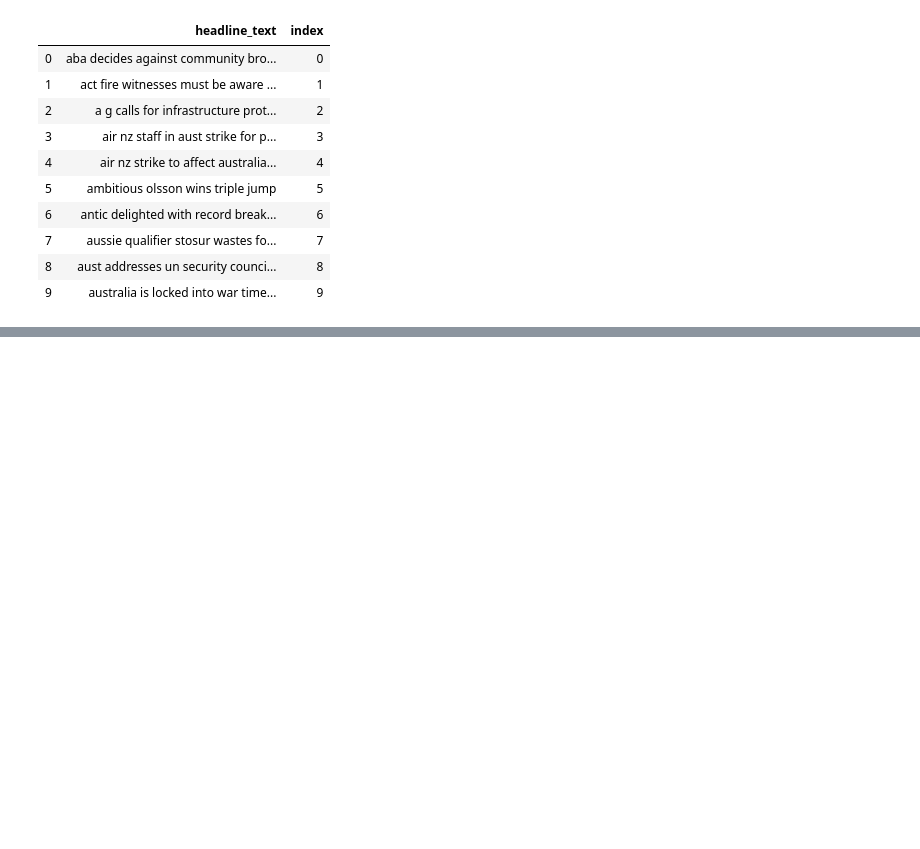
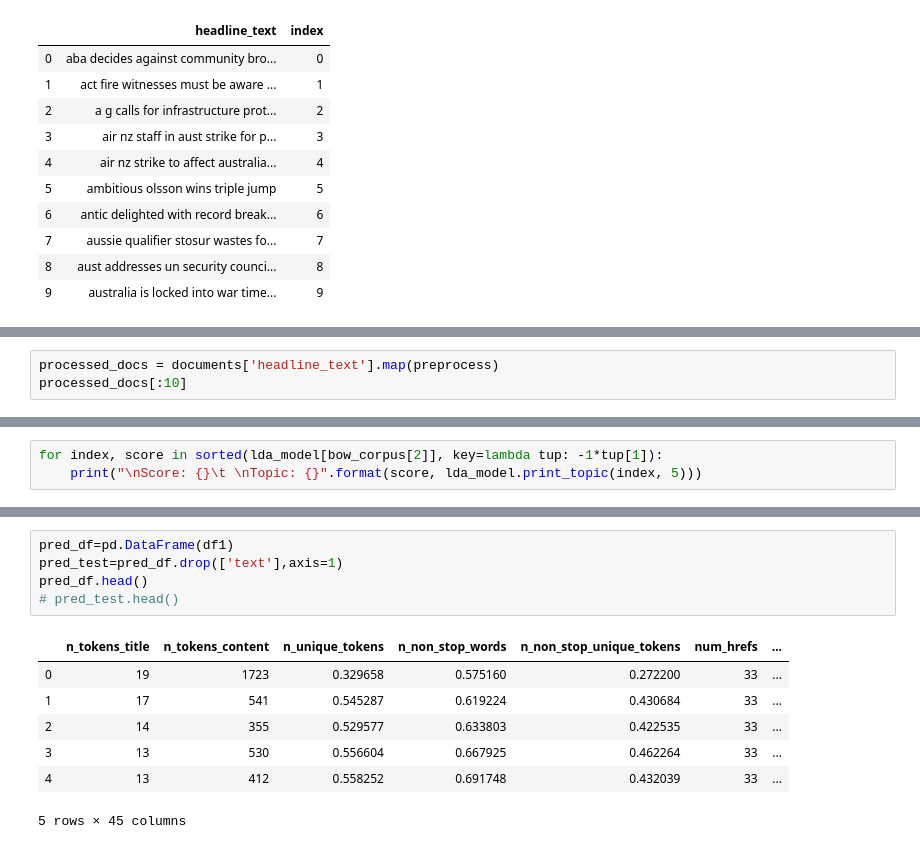
Before and after one commit to dark-matter-52/Online-News-Popularity, a Jupyter notebook: Online-news-popularity-ongoing.ipynb, the cells around one changed output, grey strips where cells are left out. Cells and saved outputs as stored; diff of their text form; blank space fills up the shorter version.

```diff
--- a/Online-news-popularity-ongoing.ipynb
+++ b/Online-news-popularity-ongoing.ipynb
@@ -132,0 +174,3 @@ Number of headlines in the dataset: 1186018
+# %%
+processed_docs = documents['headline_text'].map(preprocess)
+processed_docs[:10]
@@ -132,0 +254,3 @@ Number of headlines in the dataset: 1186018
+# %%
+for index, score in sorted(lda_model[bow_corpus[2]], key=lambda tup: -1*tup[1]):
+    print("\nScore: {}\t \nTopic: {}".format(score, lda_model.print_topic(index, 5)))
@@ -132,0 +512,13 @@ Number of headlines in the dataset: 1186018
+# %%
+pred_df=pd.DataFrame(df1)
+pred_test=pred_df.drop(['text'],axis=1)
+pred_df.head()
+# pred_test.head()
+# %% [output]
+|  | n_tokens_title | n_tokens_content | n_unique_tokens | n_non_stop_words | n_non_stop_unique_tokens | num_hrefs | ... |
+| 0 | 19 | 1723 | 0.329658 | 0.575160 | 0.272200 | 33 | ... |
+| 1 | 17 | 541 | 0.545287 | 0.619224 | 0.430684 | 33 | ... |
+| 2 | 14 | 355 | 0.529577 | 0.633803 | 0.422535 | 33 | ... |
+| 3 | 13 | 530 | 0.556604 | 0.667925 | 0.462264 | 33 | ... |
+| 4 | 13 | 412 | 0.558252 | 0.691748 | 0.432039 | 33 | ... |
+5 rows × 45 columns
```
Also changed, not shown: parts of 17 cells of this notebook.
